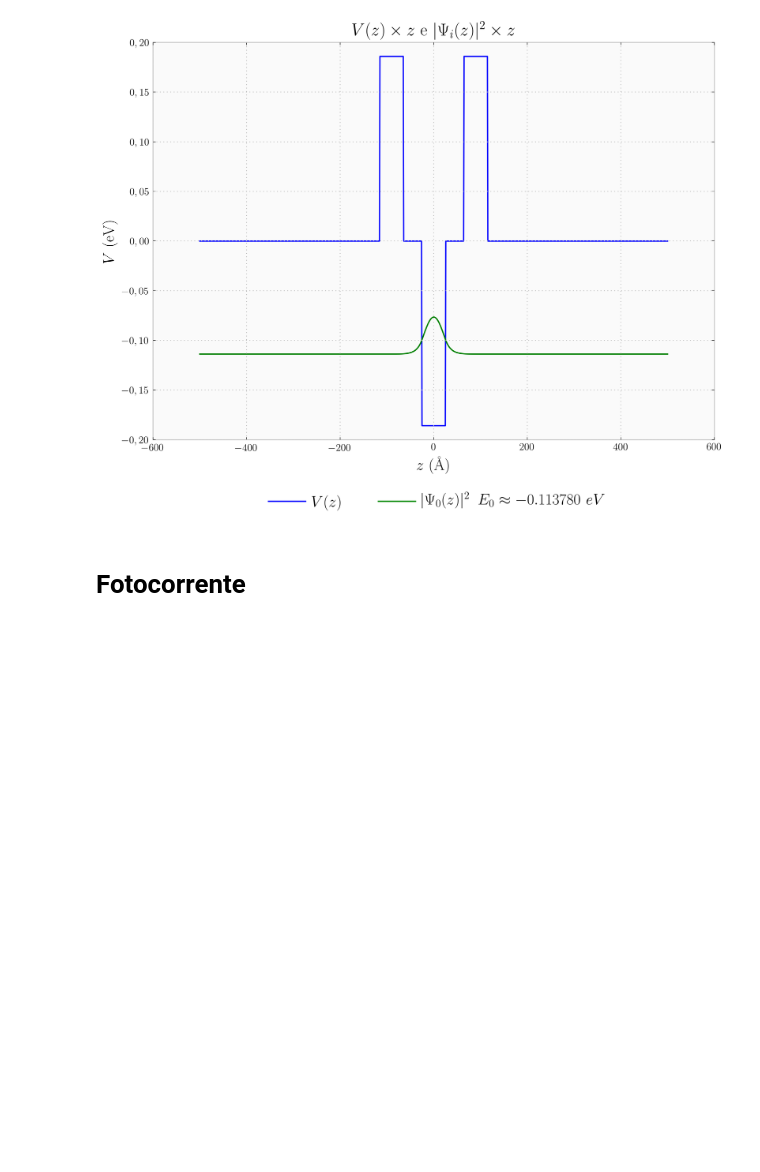
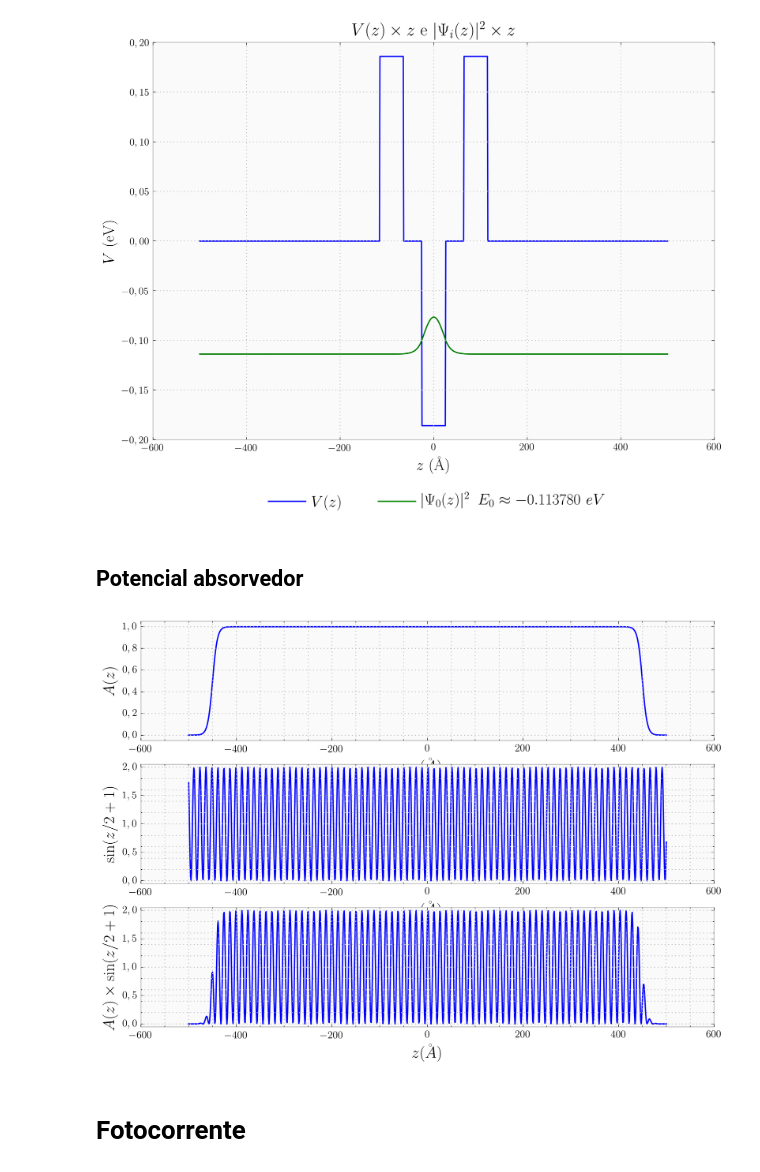
Before and after one commit to thiagolcmelo/mestrado, a Jupyter notebook: fotocorrente-absorcao-gaas-algaas.ipynb, the cells around one changed output. Drawn from its saved outputs; the diff is of its cells as text; code cells hidden in the pictures; blank space fills up the shorter version.

```diff
--- a/fotocorrente-absorcao-gaas-algaas.ipynb
+++ b/fotocorrente-absorcao-gaas-algaas.ipynb
@@ -467,6 +471,47 @@ ax.legend(loc='upper center', bbox_to_anchor=(0.5, -0.1),  shadow=True, ncol=2)
 plt.savefig('figuras/double_barrier_quantum_well_degani.png', bbox_inches='tight')
 # %% [output]
 [figure]
+# %% [markdown]
+## Potencial absorvedor
+# %%
+L = 1000.0
+N = 1024
+z = np.linspace(-L/2,L/2,N)
+killer = np.array([min(l,r) for l,r in zip(expit((450-z)/5), expit((z+450)/5))])
+
+to_kill = (1+np.sin(z/2+1))
+
+fig, (ax1, ax2, ax3) = plt.subplots(3, 1)
+
+ax1.set_xlabel(r'$z (\AA)$')
+ax1.set_ylabel(r'$A(z)$')
+ax1.plot(z, killer)
+ax1.xaxis.set_minor_locator(MultipleLocator(50))
+ax1.yaxis.set_minor_locator(MultipleLocator(0.2))
+ax1.set_ylim([-0.05, 1.05])
+ax1.grid(which = 'minor')
+
+ax2.set_xlabel(r'$z (\AA)$')
+ax2.set_ylabel(r'$\sin(z/2+1)$')
+ax2.plot(z, to_kill)
+ax2.xaxis.set_minor_locator(MultipleLocator(50))
+ax2.yaxis.set_minor_locator(MultipleLocator(0.2))
+ax2.set_ylim([-0.05, 2.05])
+ax2.grid(which = 'minor')
+
+ax3.set_xlabel(r'$z (\AA)$')
+ax3.set_ylabel(r'$A(z) \times \sin(z/2+1)$')
+ax3.plot(z, killer*to_kill)
+ax3.xaxis.set_minor_locator(MultipleLocator(50))
+ax3.yaxis.set_minor_locator(MultipleLocator(0.2))
+ax3.set_ylim([-0.05, 2.05])
+ax3.grid(which = 'minor')
+
+
+#plt.show()
+plt.savefig('figuras/absorvedor_exemplo.png', bbox_inches='tight')
+# %% [output]
+[figure, added]
 # %% [markdown]
 # Fotocorrente
 # %%
```
Also changed, not shown: parts of 4 cells of this notebook, 17 other files.
